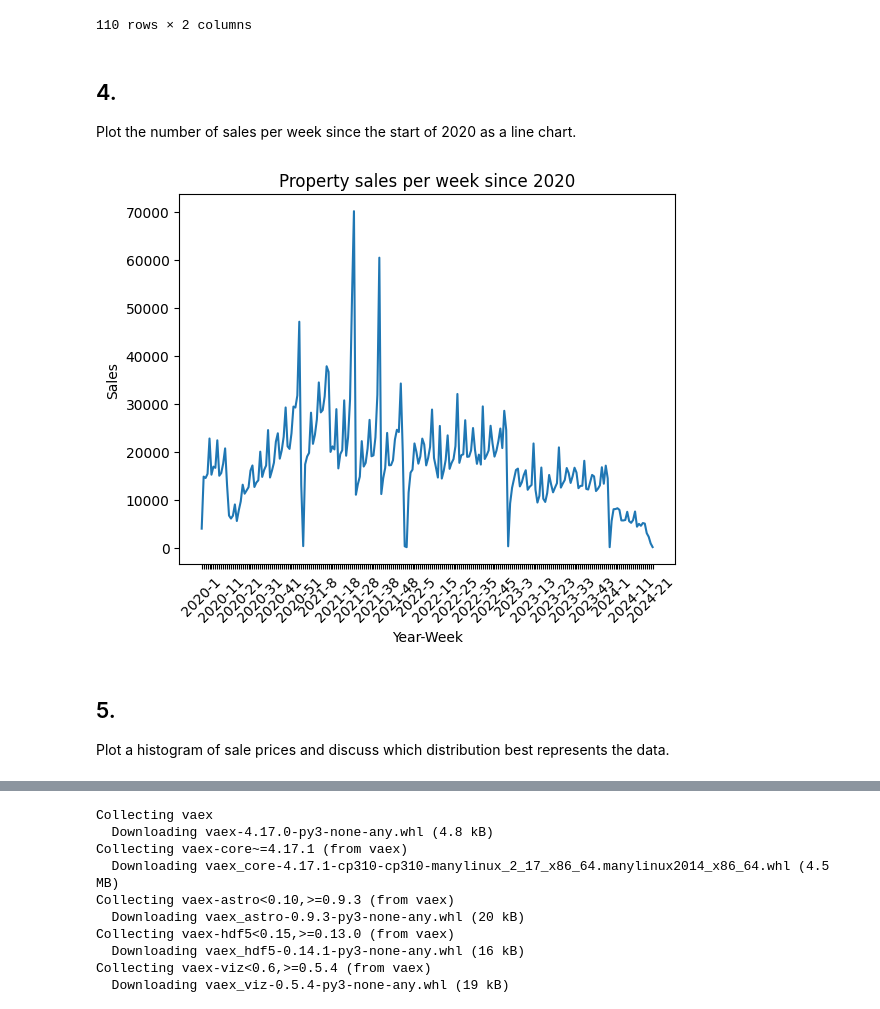
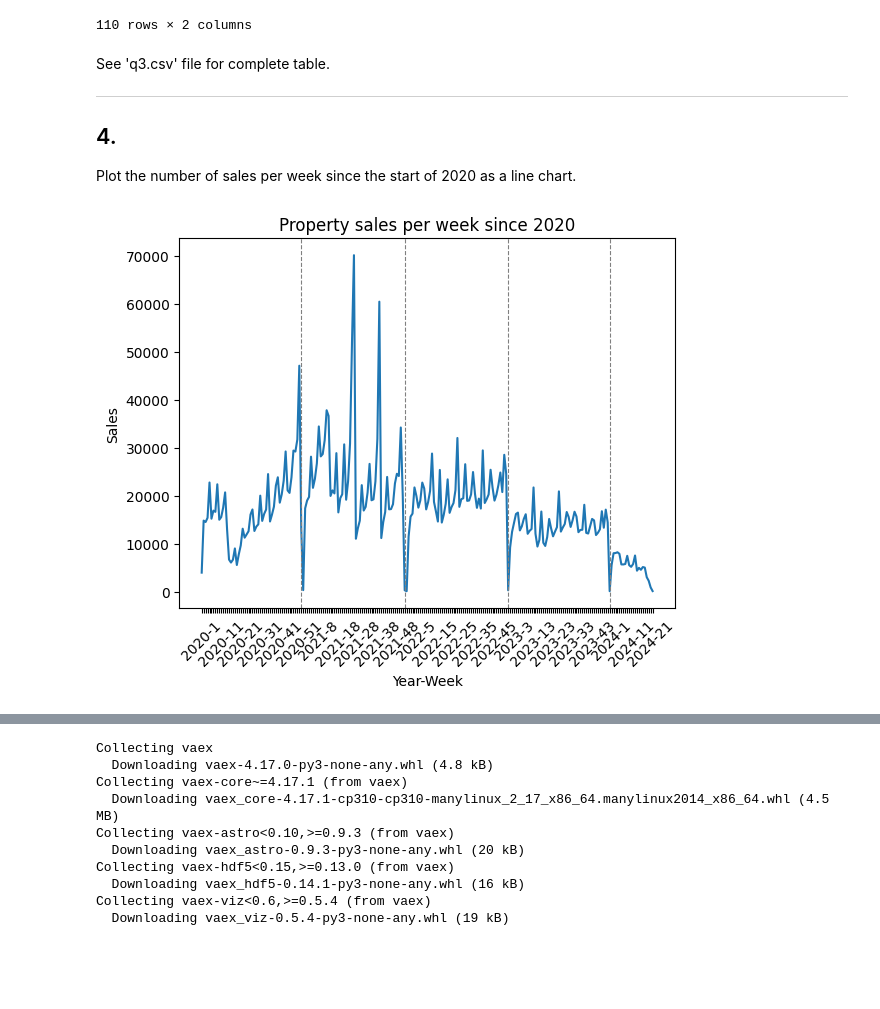
Before and after one commit to makeyourownmaker/misc, a Jupyter notebook: Chimnie.ipynb, the cells around one changed output, grey strips where cells are left out. Saved outputs shown, nothing was run; the diff lists cells and outputs as text; code cells hidden in the pictures; blank space fills up the shorter version.

```diff
--- a/Chimnie.ipynb
+++ b/Chimnie.ipynb
@@ -302,36 +324,43 @@ flats_since_2020[:, {'count_flats': count(f.id)}, by('county')]
 | 109 | YORK | 363 |
 110 rows × 2 columns
 # %% [markdown]
+See 'q3.csv' file for complete table.
+
+---
+
 ## 4.
 
 Plot the number of sales per week since the start of 2020 as a line chart.
 # %%
+# Currently no datatable.time.week() method :-(
+# https://datatable.readthedocs.io/en/latest/api/time.html
+# Use datetime.isocalendar().week instead
 weeks_list = [_date.isocalendar().week for _date in DT["Date"].to_list()[0]]
 DT[:, "week"] = dt.Frame(weeks_list)
 
 DT_2020 = DT[f.year >= 2020, :]
 sales_per_week = DT_2020[:, {'count_sales': count(f.id)}, by('year', 'week')]
 sales_per_week[:, update(year_week = f.year + '-' + f.week)]
-#display(sales_per_week)
 
-
+# Avoid over-plotting labels
 sparse_labels = []
 sales_labels = sales_per_week['year_week'].to_list()[0]
 for index, item in enumerate(sales_labels):
     if index % 10 == 0:
         sparse_labels.append(item)
     else:
         sparse_labels.append('')
 
-plt.plot(sales_per_week['count_sales'])
+# Plot sales data
+plt.plot(sales_labels, sales_per_week['count_sales'])
+plt.axvline(x='2020-52', color='grey', linestyle='--', linewidth=0.8)
+plt.axvline(x='2021-52', color='grey', linestyle='--', linewidth=0.8)
+plt.axvline(x='2022-52', color='grey', linestyle='--', linewidth=0.8)
+plt.axvline(x='2023-52', color='grey', linestyle='--', linewidth=0.8)
 plt.xticks(range(0, len(sparse_labels)), sparse_labels, rotation=45)
 plt.xlabel('Year-Week')
 plt.ylabel('Sales')
 plt.title('Property sales per week since 2020')
 plt.show()
 # %% [output]
-[figure, old version]
+[figure, new version]
-# %% [markdown]
-## 5.
-
-Plot a histogram of sale prices and discuss which distribution best represents the data.
```
Also changed, not shown: parts of 41 cells of this notebook.
